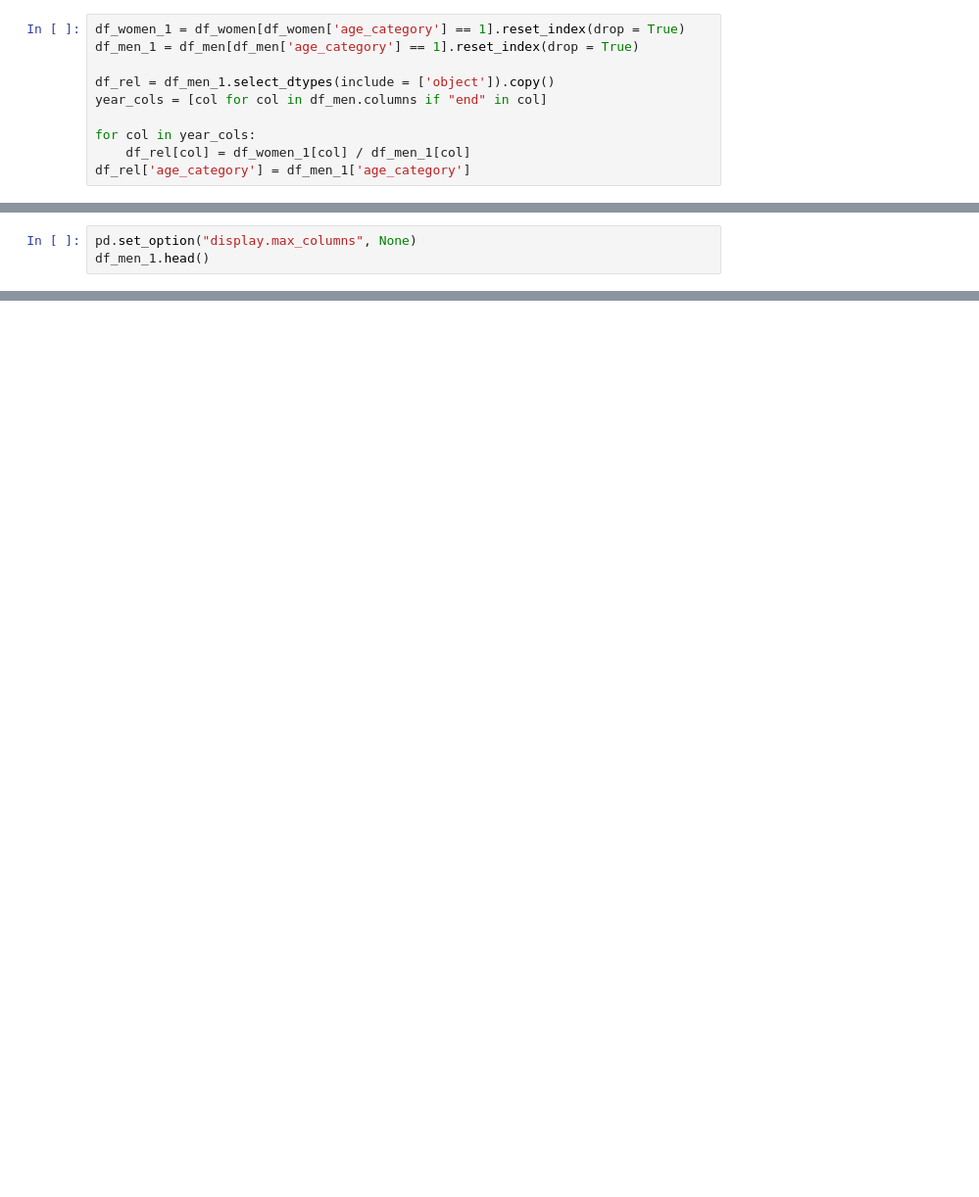
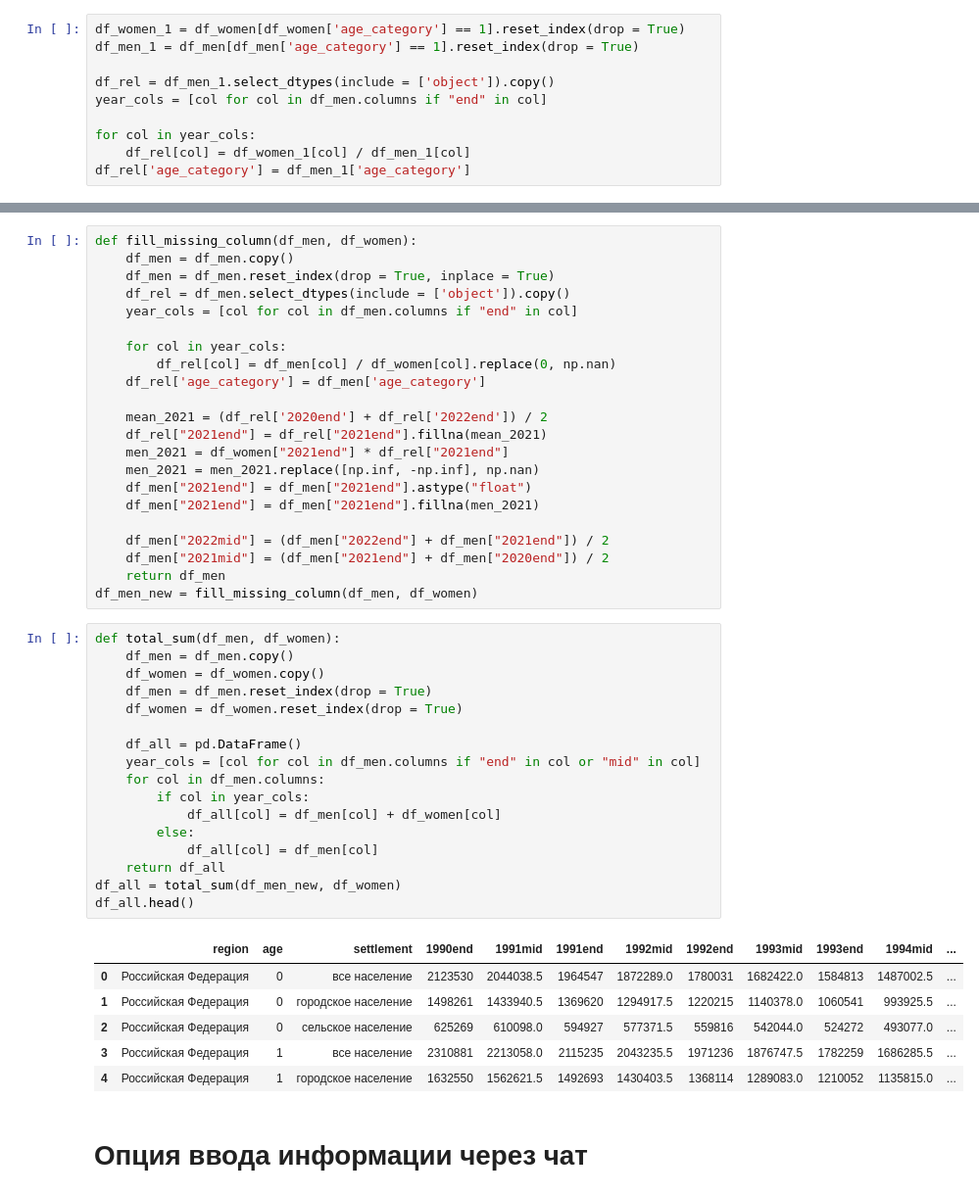
Before and after one commit to Derniska/fedstatt_parser, a Jupyter notebook: indicators.ipynb, the cells around one changed output, grey strips where cells are left out. Shown at 98% size. Drawn from its saved outputs; the diff is of its cells as text; blank space fills up the shorter version.

```diff
--- a/indicators.ipynb
+++ b/indicators.ipynb
@@ -774,3 +734,0 @@ df_men_1["2021end"] = df_men_1["2021end"].fillna(men_2021)
-# %%
-pd.set_option("display.max_columns", None)
-df_men_1.head()
@@ -783,0 +764,48 @@ df_men_1.head()
+# %%
+def fill_missing_column(df_men, df_women):
+    df_men = df_men.copy()
+    df_men = df_men.reset_index(drop = True, inplace = True)
+    df_rel = df_men.select_dtypes(include = ['object']).copy()
+    year_cols = [col for col in df_men.columns if "end" in col]
+
+    for col in year_cols:
+        df_rel[col] = df_men[col] / df_women[col].replace(0, np.nan)
+    df_rel['age_category'] = df_men['age_category']
+
+    mean_2021 = (df_rel['2020end'] + df_rel['2022end']) / 2
+    df_rel["2021end"] = df_rel["2021end"].fillna(mean_2021)
+    men_2021 = df_women["2021end"] * df_rel["2021end"]
+    men_2021 = men_2021.replace([np.inf, -np.inf], np.nan)
+    df_men["2021end"] = df_men["2021end"].astype("float")
+    df_men["2021end"] = df_men["2021end"].fillna(men_2021)
+
+    df_men["2022mid"] = (df_men["2022end"] + df_men["2021end"]) / 2
+    df_men["2021mid"] = (df_men["2021end"] + df_men["2020end"]) / 2
+    return df_men
+df_men_new = fill_missing_column(df_men, df_women)
+# %%
+def total_sum(df_men, df_women):
+    df_men = df_men.copy()
+    df_women = df_women.copy()
+    df_men = df_men.reset_index(drop = True)
+    df_women = df_women.reset_index(drop = True)
+
+    df_all = pd.DataFrame()
+    year_cols = [col for col in df_men.columns if "end" in col or "mid" in col]
+    for col in df_men.columns:
+        if col in year_cols:
+            df_all[col] = df_men[col] + df_women[col]
+        else:
+            df_all[col] = df_men[col]
+    return df_all
+df_all = total_sum(df_men_new, df_women)
+df_all.head()
+# %% [output]
+|  | region | age | settlement | 1990end | 1991mid | 1991end | 1992mid | 1992end | 1993mid | 1993end | 1994mid | ... |
+| 0 | Российская Федерация | 0 | все население | 2123530 | 2044038.5 | 1964547 | 1872289.0 | 1780031 | 1682422.0 | 1584813 | 1487002.5 | ... |
+| 1 | Российская Федерация | 0 | городское население | 1498261 | 1433940.5 | 1369620 | 1294917.5 | 1220215 | 1140378.0 | 1060541 | 993925.5 | ... |
+| 2 | Российская Федерация | 0 | сельское население | 625269 | 610098.0 | 594927 | 577371.5 | 559816 | 542044.0 | 524272 | 493077.0 | ... |
+| 3 | Российская Федерация | 1 | все население | 2310881 | 2213058.0 | 2115235 | 2043235.5 | 1971236 | 1876747.5 | 1782259 | 1686285.5 | ... |
+| 4 | Российская Федерация | 1 | городское население | 1632550 | 1562621.5 | 1492693 | 1430403.5 | 1368114 | 1289083.0 | 1210052 | 1135815.0 | ... |
+# %% [markdown]
+# Опция ввода информации через чат
```
Also changed, not shown: parts of 28 cells of this notebook, 2 other files.
